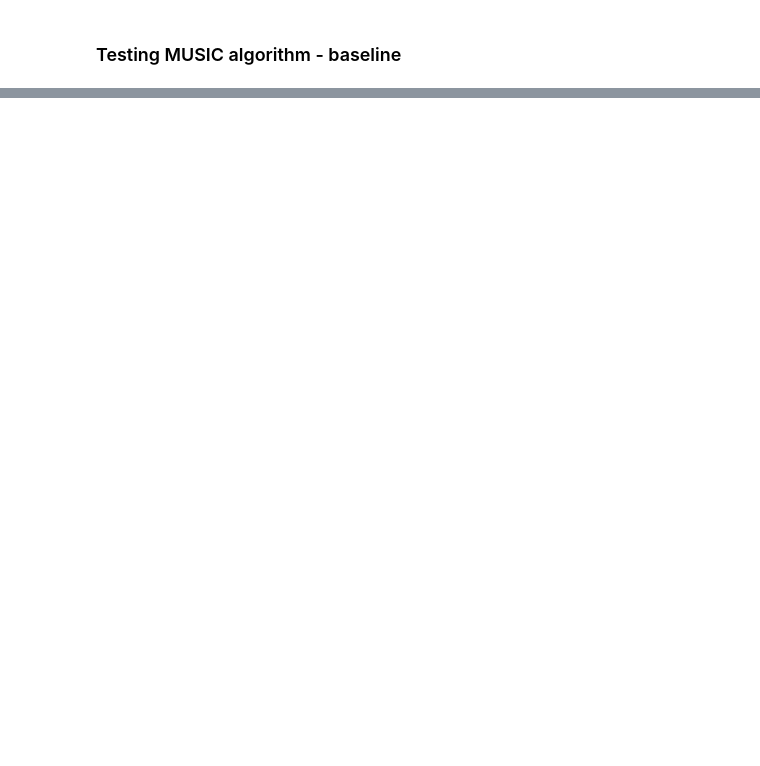
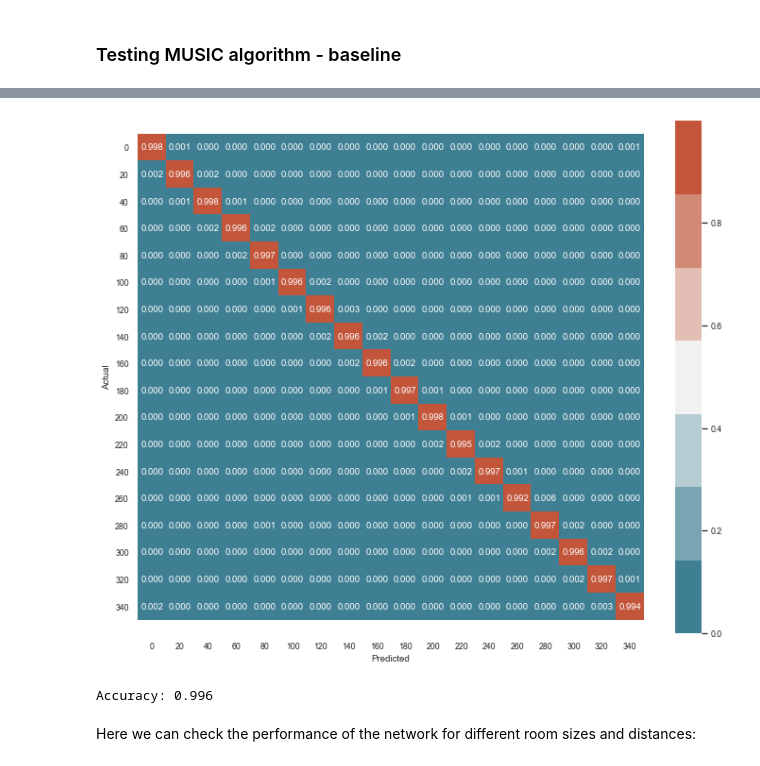
Before and after one commit to thomson008/MEng-project, a Jupyter notebook: Jupyter Notebooks/CNN_DOA.ipynb, the cells around one changed output, grey strips where cells are left out. Saved outputs shown, nothing was run; the diff lists cells and outputs as text; code cells hidden in the pictures; blank space fills up the shorter version.

```diff
--- a/Jupyter Notebooks/CNN_DOA.ipynb
+++ b/Jupyter Notebooks/CNN_DOA.ipynb
@@ -642,0 +666,19 @@ Accuracy: 0.8
+# %%
+n_timesteps, n_features, n_outputs = X_train.shape[1], X_train.shape[2], y_train.shape[1]
+
+# Init model
+model = Sequential()
+
+# Add layers
+model.add(Conv1D(filters=64, kernel_size=3, activation='relu', input_shape=(n_timesteps,n_features)))
+model.add(Conv1D(filters=64, kernel_size=3, activation='relu'))
+model.add(Dropout(0.5))
+model.add(MaxPooling1D(pool_size=2))
+model.add(Flatten())
+model.add(Dense(100, activation='relu'))
+model.add(Dense(n_outputs, activation='softmax'))
+model.compile(loss='categorical_crossentropy', optimizer='adam', metrics=['accuracy'])
+
+# Fit model
+epochs, batch_size, verbose = 20, 32, 1
+history = model.fit(X_train_nn, y_train, epochs=epochs, batch_size=batch_size, verbose=verbose)
@@ -642,0 +703,10 @@ Accuracy: 0.8
+# %%
+# Test model
+loss, accuracy = model.evaluate(X_test, y_test, batch_size=batch_size, verbose=verbose)
+
+y_pred_nn = model.predict(X_test)
+y_pred_nn = encoder.inverse_transform(y_pred_nn)
+y_true_nn = encoder.inverse_transform(y_test)
+plot_cm(y_true_nn, y_pred_nn, np.unique(y_true_nn))
+print(f'Accuracy: {round(accuracy, 3)}')
+# %% [output]
@@ -642,0 +714,4 @@ Accuracy: 0.8
+[figure, added]
+Accuracy: 0.996
+# %% [markdown]
+Here we can check the performance of the network for different room sizes and distances:
```
Also changed, not shown: parts of 15 cells of this notebook.
